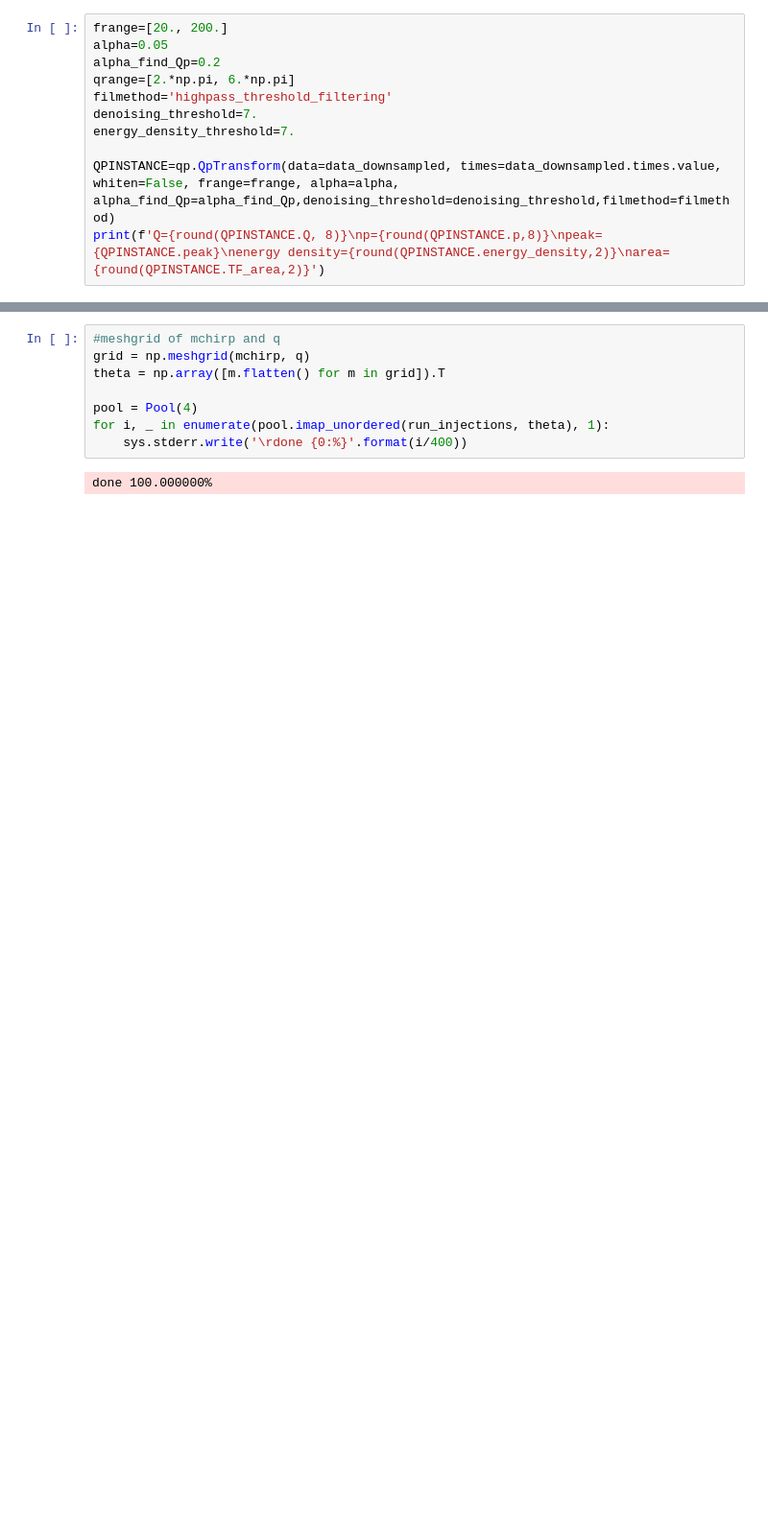
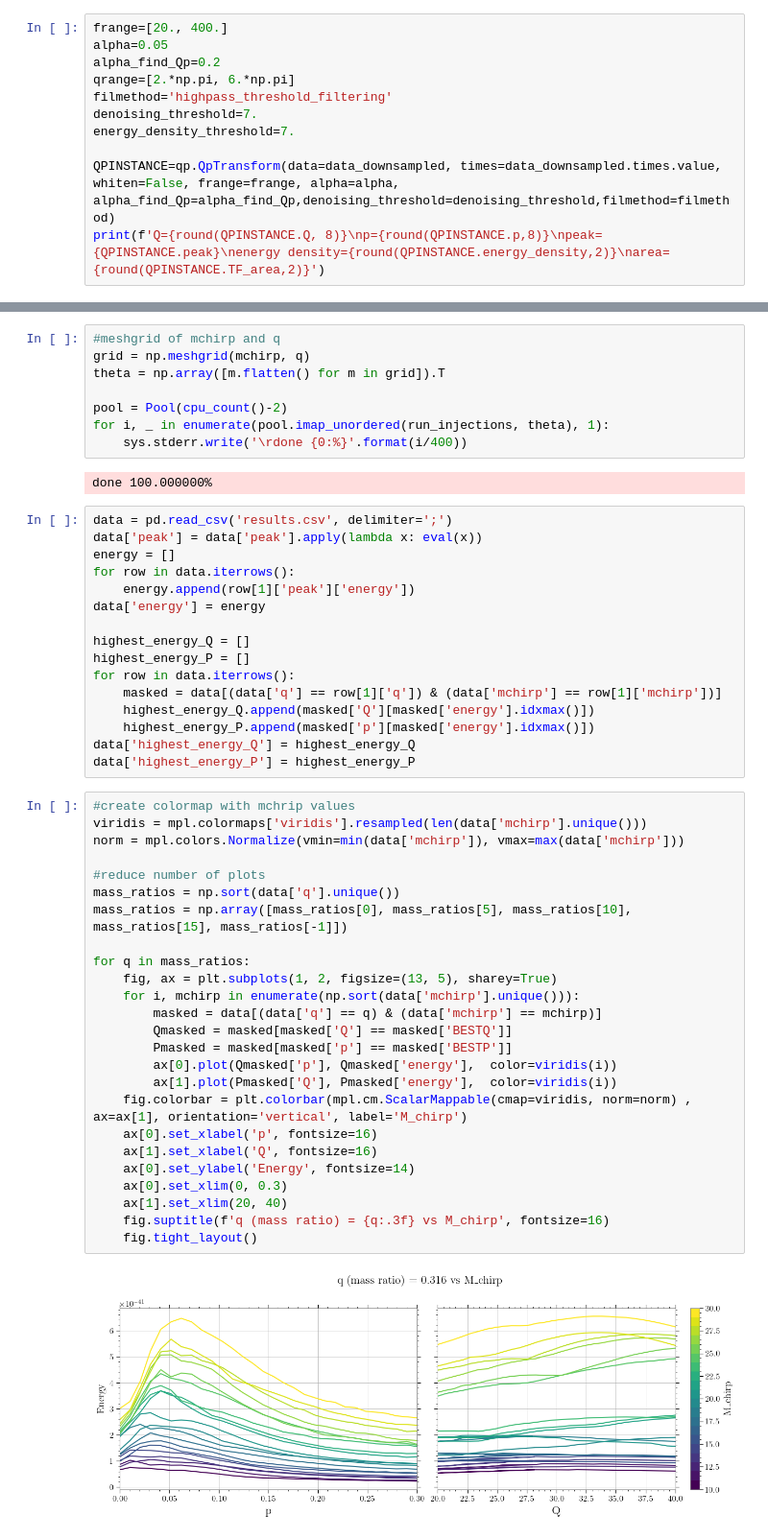
Before and after one commit to ravioli1369/qp-transform, a Jupyter notebook: synthetic-waveforms.ipynb, the cells around one changed output, grey strips where cells are left out. Shown at 96% size. Cells and saved outputs as stored; diff of their text form; blank space fills up the shorter version.

```diff
--- a/synthetic-waveforms.ipynb
+++ b/synthetic-waveforms.ipynb
@@ -88,7 +92,7 @@ plt.show()
 # %%
 data_downsampled = downsample(strain)
 # %%
-frange=[20., 200.]
+frange=[20., 400.]
 alpha=0.05
 alpha_find_Qp=0.2
 qrange=[2.*np.pi, 6.*np.pi]
@@ -156,8 +160,51 @@ def run_injections(theta):
 grid = np.meshgrid(mchirp, q)
 theta = np.array([m.flatten() for m in grid]).T
 
-pool = Pool(4)
+pool = Pool(cpu_count()-2)
 for i, _ in enumerate(pool.imap_unordered(run_injections, theta), 1):
     sys.stderr.write('\rdone {0:%}'.format(i/400))
 # %% [output]
 done 100.000000%
+# %%
+data = pd.read_csv('results.csv', delimiter=';')
+data['peak'] = data['peak'].apply(lambda x: eval(x))
+energy = []
+for row in data.iterrows():
+    energy.append(row[1]['peak']['energy'])
+data['energy'] = energy
+
+highest_energy_Q = []
+highest_energy_P = []
+for row in data.iterrows():
+    masked = data[(data['q'] == row[1]['q']) & (data['mchirp'] == row[1]['mchirp'])]
+    highest_energy_Q.append(masked['Q'][masked['energy'].idxmax()])
+    highest_energy_P.append(masked['p'][masked['energy'].idxmax()])
+data['highest_energy_Q'] = highest_energy_Q
+data['highest_energy_P'] = highest_energy_P
+# %%
+#create colormap with mchrip values
+viridis = mpl.colormaps['viridis'].resampled(len(data['mchirp'].unique()))
+norm = mpl.colors.Normalize(vmin=min(data['mchirp']), vmax=max(data['mchirp']))
+
+#reduce number of plots
+mass_ratios = np.sort(data['q'].unique())
+mass_ratios = np.array([mass_ratios[0], mass_ratios[5], mass_ratios[10], mass_ratios[15], mass_ratios[-1]])
+
+for q in mass_ratios:
+    fig, ax = plt.subplots(1, 2, figsize=(13, 5), sharey=True)
+    for i, mchirp in enumerate(np.sort(data['mchirp'].unique())):
+        masked = data[(data['q'] == q) & (data['mchirp'] == mchirp)]
+        Qmasked = masked[masked['Q'] == masked['BESTQ']]
+        Pmasked = masked[masked['p'] == masked['BESTP']]
+        ax[0].plot(Qmasked['p'], Qmasked['energy'],  color=viridis(i))
+        ax[1].plot(Pmasked['Q'], Pmasked['energy'],  color=viridis(i))
+    fig.colorbar = plt.colorbar(mpl.cm.ScalarMappable(cmap=viridis, norm=norm) , ax=ax[1], orientation='vertical', label='M_chirp')
+    ax[0].set_xlabel('p', fontsize=16)
+    ax[1].set_xlabel('Q', fontsize=16)
+    ax[0].set_ylabel('Energy', fontsize=14)
+    ax[0].set_xlim(0, 0.3)
+    ax[1].set_xlim(20, 40)
+    fig.suptitle(f'q (mass ratio) = {q:.3f} vs M_chirp', fontsize=16)
+    fig.tight_layout()
+# %% [output]
+[figure, added]
```
Also changed, not shown: parts of 9 cells of this notebook.
